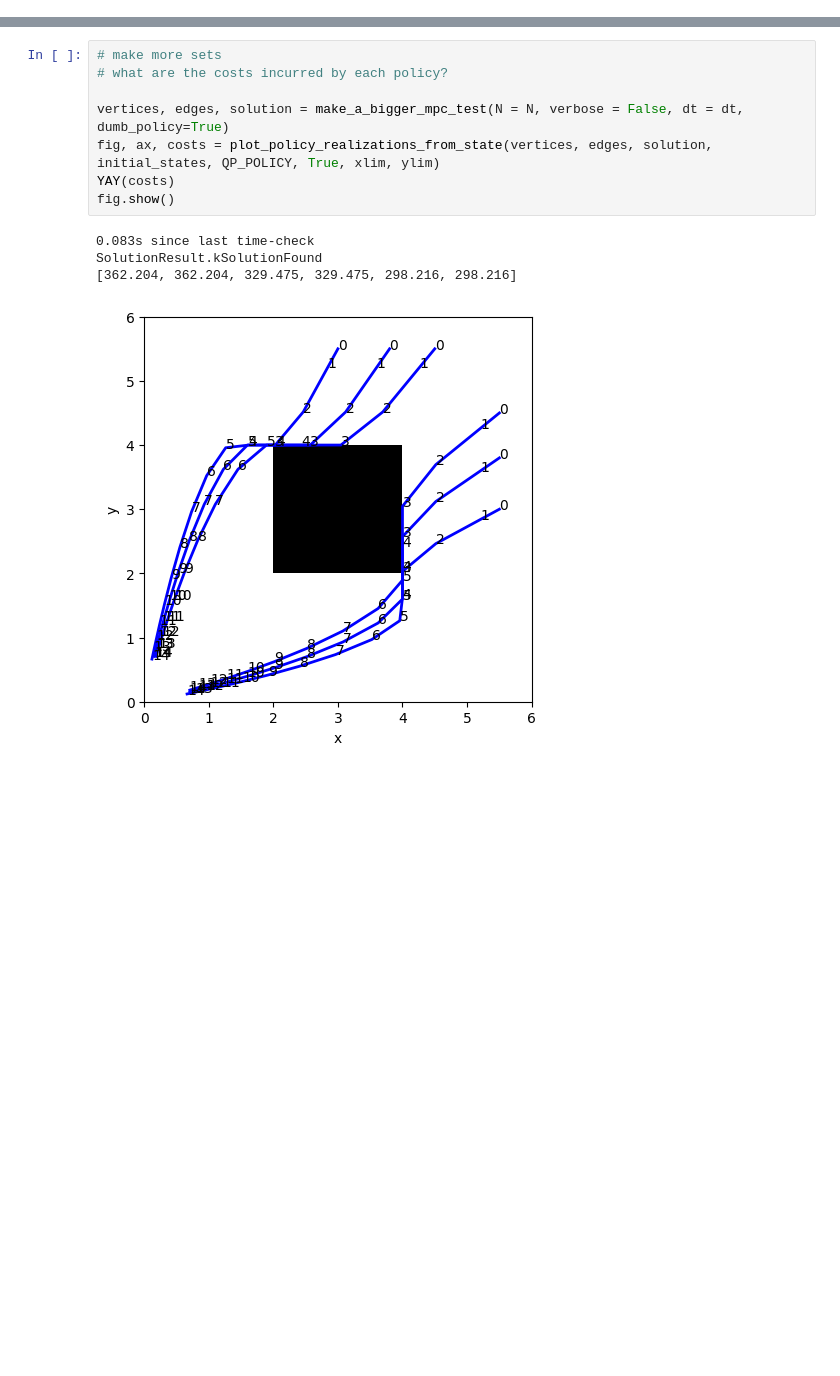
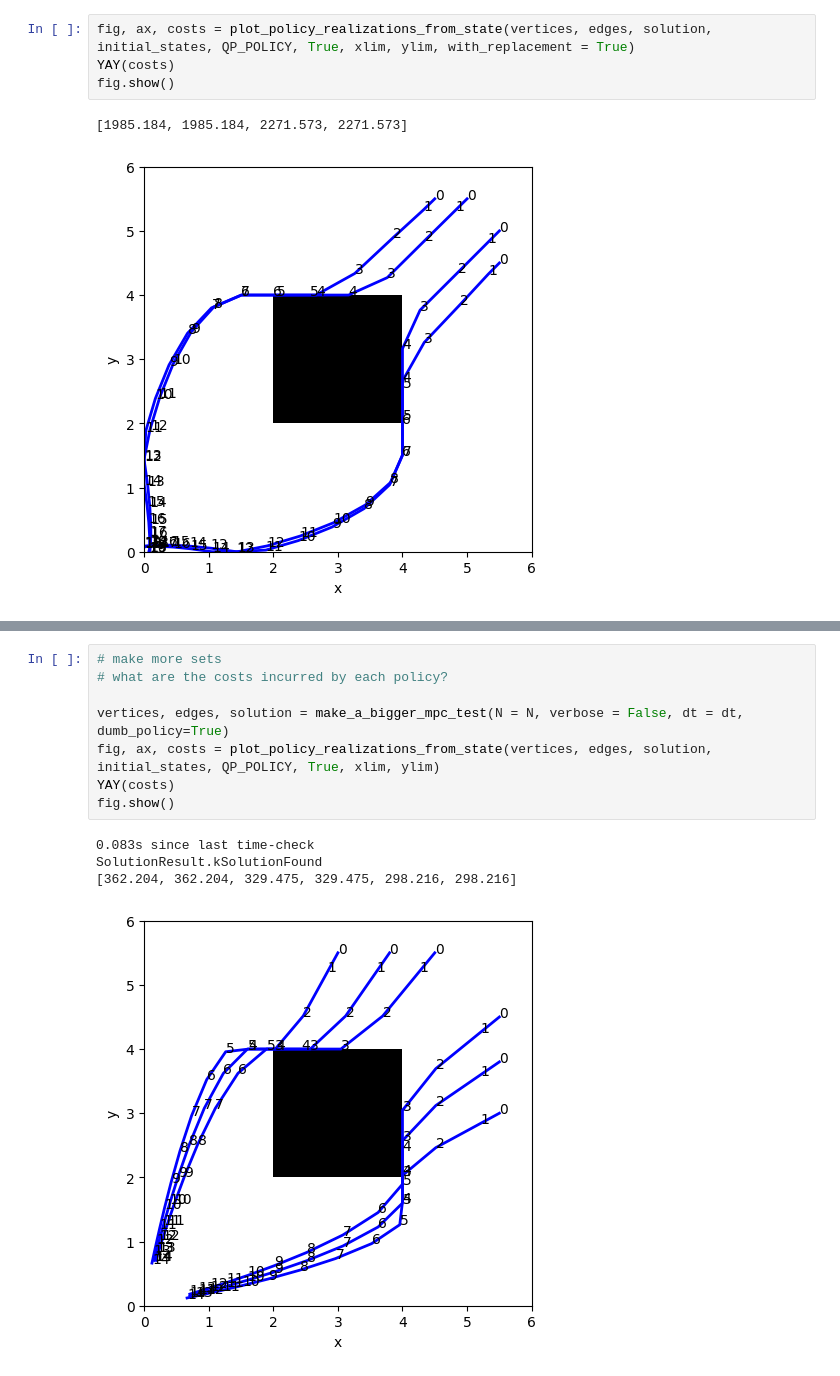
Before and after one commit to iamsavva/gcs-pw-poly, a Jupyter notebook: testing.ipynb, the cells around one changed output, grey strips where cells are left out. Cells and saved outputs as stored; diff of their text form; blank space fills up the shorter version.

```diff
--- a/testing.ipynb
+++ b/testing.ipynb
@@ -26 +35,8 @@ N = 40
+# %%
+fig, ax, costs = plot_policy_realizations_from_state(vertices, edges, solution, initial_states, QP_POLICY, True, xlim, ylim, with_replacement = True)
+YAY(costs)
+fig.show()
+# %% [output]
+[1985.184, 1985.184, 2271.573, 2271.573]
+[figure, added]
 # %%
```
Also changed, not shown: parts of 7 cells of this notebook, 8 other files.
